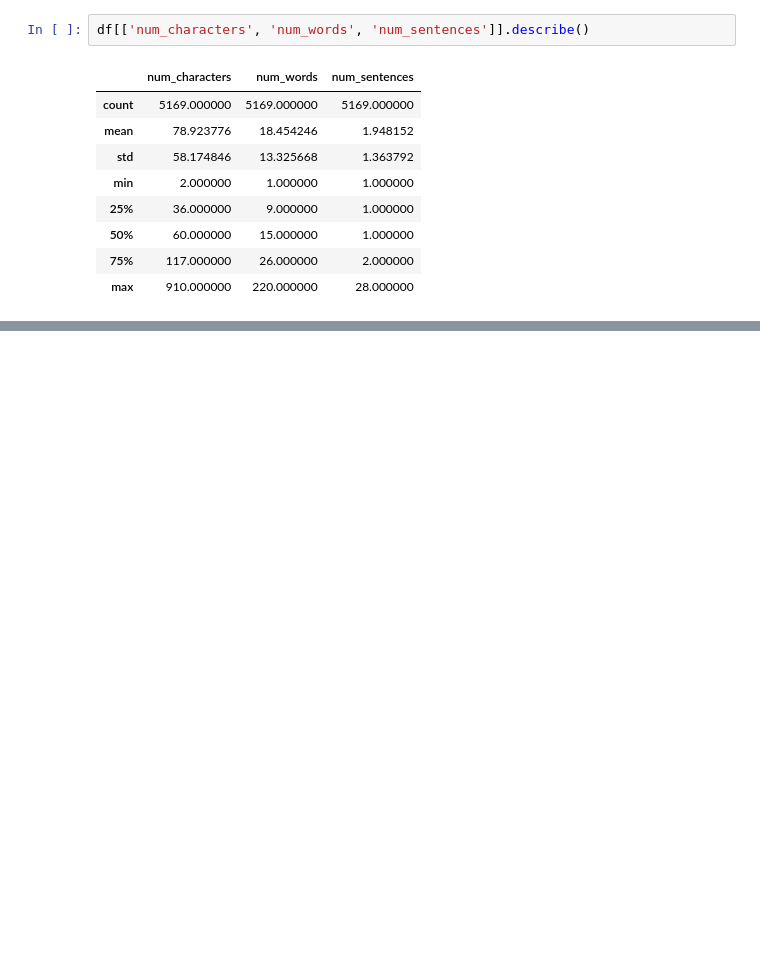
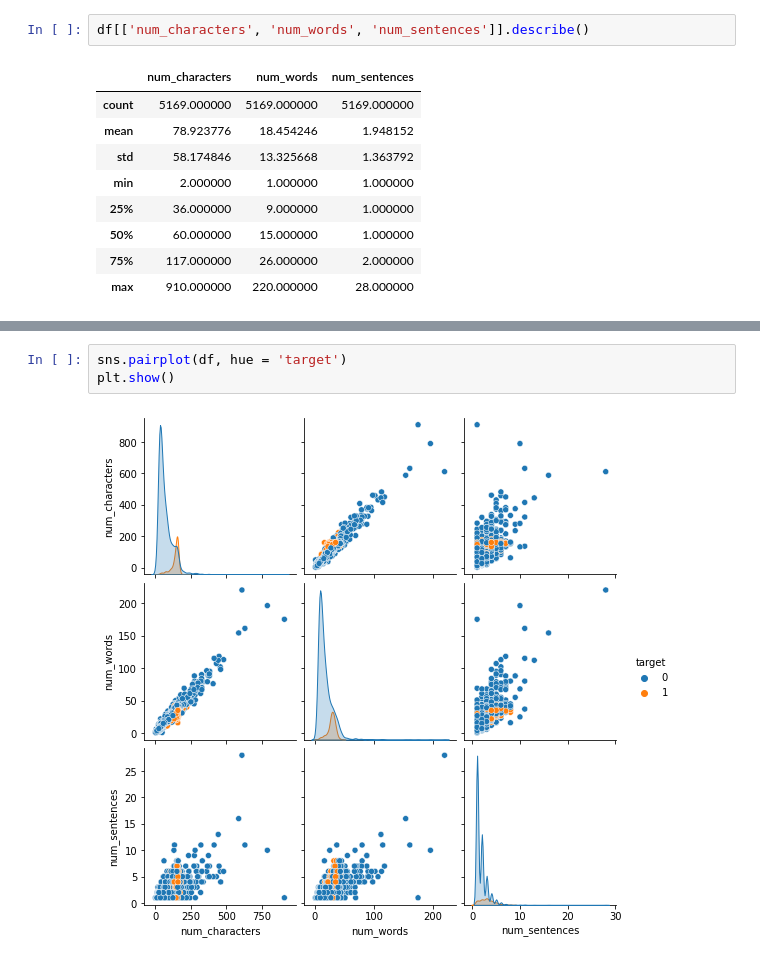
Before and after one commit to harshjainsk/email-spam-classifier, a Jupyter notebook: spam-classifier.ipynb, the cells around one changed output, grey strips where cells are left out. Drawn from its saved outputs; the diff is of its cells as text; blank space fills up the shorter version.

```diff
--- a/spam-classifier.ipynb
+++ b/spam-classifier.ipynb
@@ -160,0 +206,5 @@ df[['num_characters', 'num_words', 'num_sentences']].describe()
+# %%
+sns.pairplot(df, hue = 'target')
+plt.show()
+# %% [output]
+[figure, added]
```
Also changed, not shown: parts of 7 cells of this notebook.
